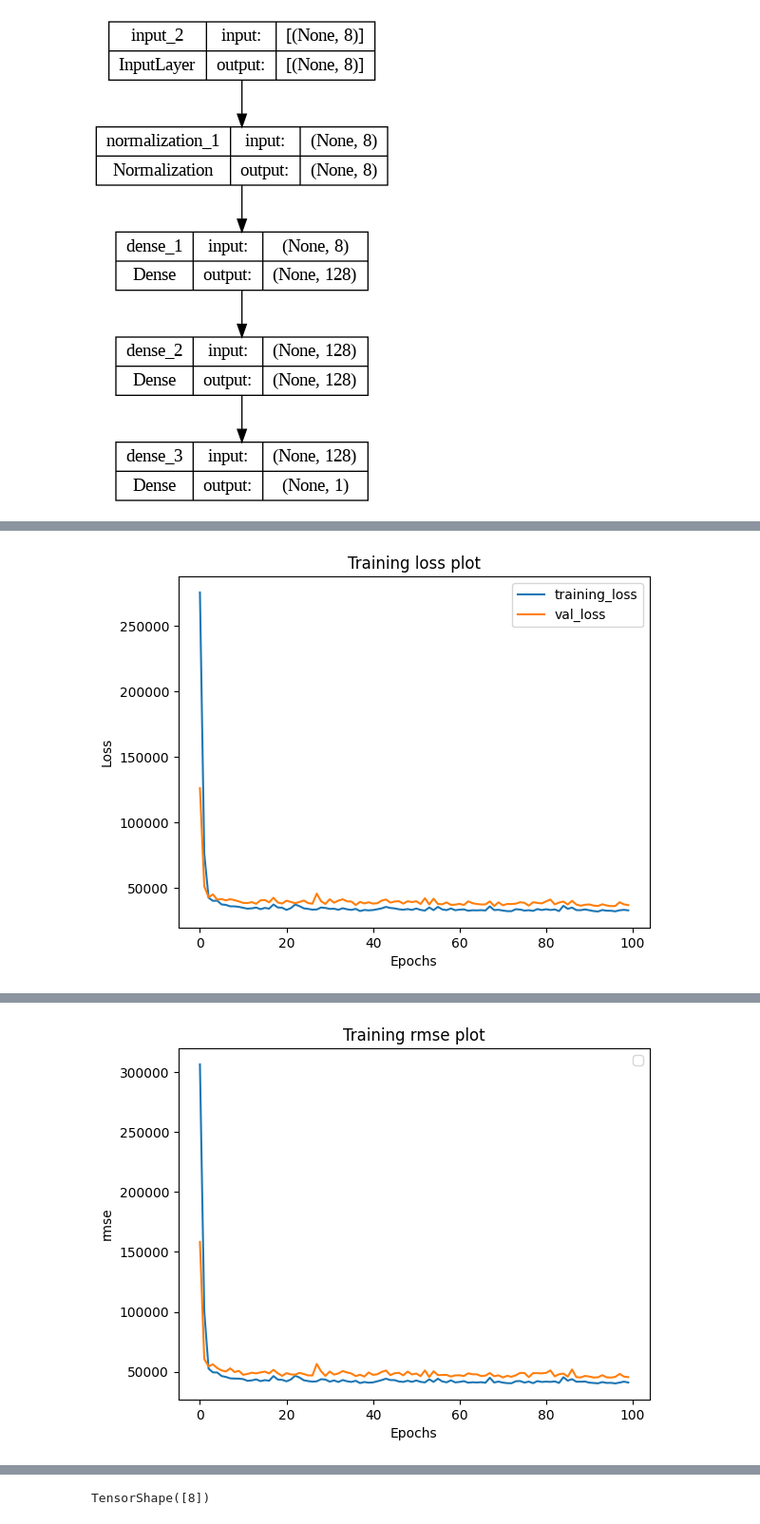
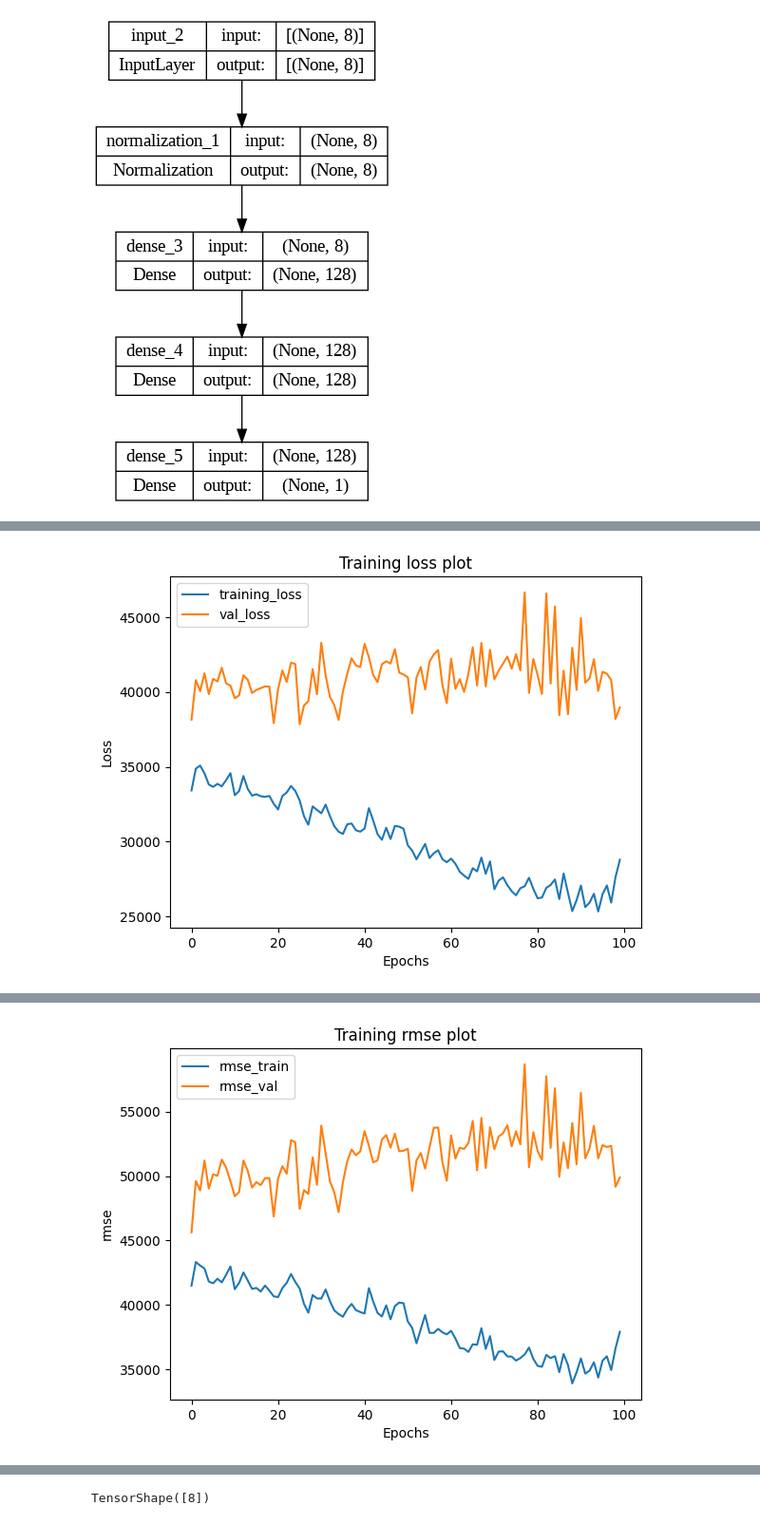
Before and after one commit to moaoa/deep-learning, a Jupyter notebook: main.ipynb, the cells around one changed output, grey strips where cells are left out. Shown: that part at 95% size. Cells and saved outputs as stored; diff of their text form; code cells hidden in the pictures.

```diff
--- a/main.ipynb
+++ b/main.ipynb
@@ -202,3 +202,18 @@ Total params: 17810 (69.57 KB)
 Trainable params: 17793 (69.50 KB)
 Non-trainable params: 17 (72.00 Byte)
 _________________________________________________________________
+# %%
+train_dataset = tf.data.Dataset.from_tensor_slices((X_train, Y_train))
+train_dataset = train_dataset.shuffle(buffer_size=8, reshuffle_each_iteration=True).batch(32).prefetch(tf.data.AUTOTUNE)
+
+print(train_dataset)
+
+val_dataset = tf.data.Dataset.from_tensor_slices((X_val, Y_val))
+val_dataset = val_dataset.shuffle(buffer_size=8, reshuffle_each_iteration=True).batch(32).prefetch(tf.data.AUTOTUNE)
+
+print(val_dataset)
+
+test_dataset = tf.data.Dataset.from_tensor_slices((X_test, Y_test))
+test_dataset = test_dataset.shuffle(buffer_size=8, reshuffle_each_iteration=True).batch(32).prefetch(tf.data.AUTOTUNE)
+
+print(test_dataset)
@@ -209,6 +228,6 @@ tf.keras.utils.plot_model(model, to_file="model.png", show_shapes=True)
 # %%
 model.compile(optimizer=Adam(learning_rate=0.1), loss = MeanAbsoluteError(), metrics=[RootMeanSquaredError()])
 
-model.fit(X_train, Y_train, validation_data=(X_val, Y_val), epochs=100)
+model.fit(train_dataset, validation_data=val_dataset, epochs=100)
 # %% [output]
 Epoch 1/100
@@ -249,7 +268,7 @@ plt.legend(["training_loss", "val_loss"])
 
 plt.show()
 # %% [output]
-[figure, old version]
+[figure, new version]
 # %%
 # prompt: plot the loss agains epochs using plot lib
 
@@ -267,7 +286,7 @@ plt.ylabel('rmse')
 
 plt.title('Training rmse plot')
 
-plt.legend()
+plt.legend(["rmse_train", "rmse_val"])
 
 plt.show()
 # %% [output]
@@ -275,4 +293,4 @@ WARNING:matplotlib.legend:No artists with labels found to put in legend.  Note t
-[figure, old version]
+[figure, new version]
 # %%
 model.evaluate(x, y)
 # 5:54
```
Also changed, not shown: parts of 9 cells of this notebook.
